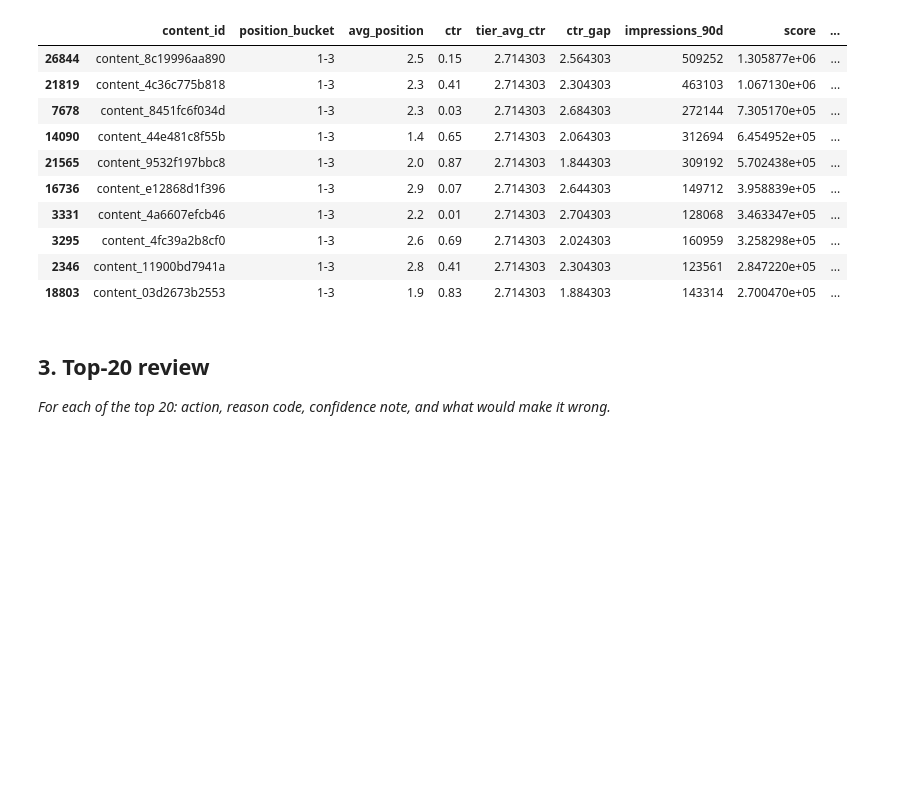
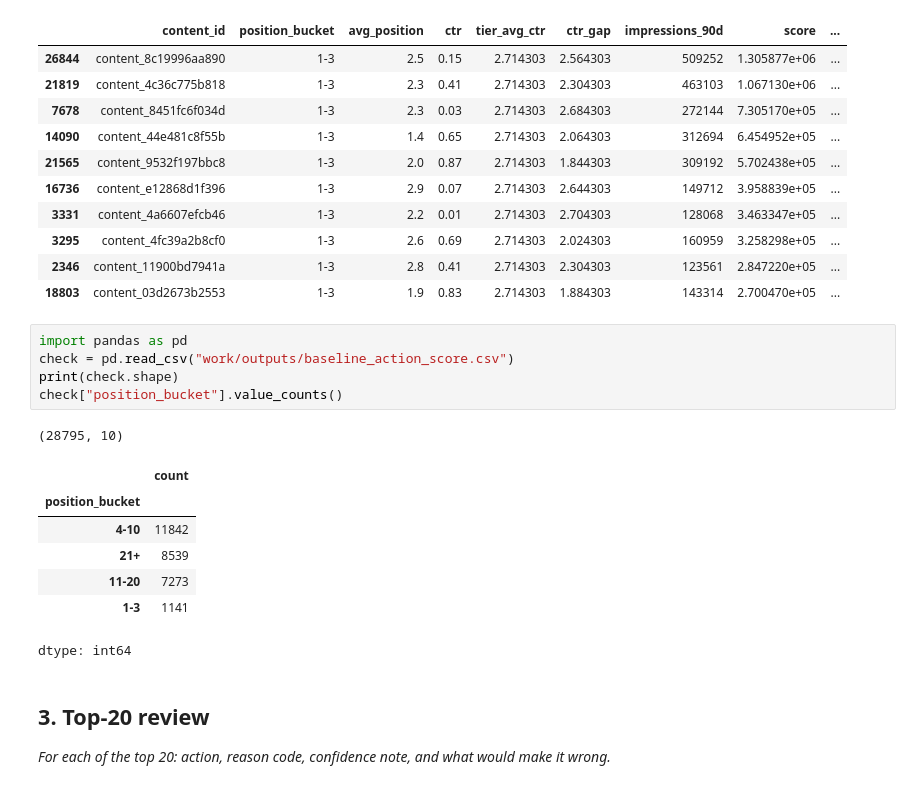
Before and after one commit to uomna/flyrank-ml, a Jupyter notebook: work/notebooks/w04_baseline_score.ipynb, the cells around one changed output. Drawn from its saved outputs; the diff is of its cells as text; blank space fills up the shorter version.

```diff
--- a/work/notebooks/w04_baseline_score.ipynb
+++ b/work/notebooks/w04_baseline_score.ipynb
@@ -164,6 +164,20 @@ ranked_out.head(10)
 | 3295 | content_4fc39a2b8cf0 | 1-3 | 2.6 | 0.69 | 2.714303 | 2.024303 | 160959 | 3.258298e+05 | ... |
 | 2346 | content_11900bd7941a | 1-3 | 2.8 | 0.41 | 2.714303 | 2.304303 | 123561 | 2.847220e+05 | ... |
 | 18803 | content_03d2673b2553 | 1-3 | 1.9 | 0.83 | 2.714303 | 1.884303 | 143314 | 2.700470e+05 | ... |
+# %%
+import pandas as pd
+check = pd.read_csv("work/outputs/baseline_action_score.csv")
+print(check.shape)
+check["position_bucket"].value_counts()
+# %% [output]
+(28795, 10)
+|  | count |
+| position_bucket |  |
+| 4-10 | 11842 |
+| 21+ | 8539 |
+| 11-20 | 7273 |
+| 1-3 | 1141 |
+dtype: int64
 # %% [markdown]
 ## 3. Top-20 review
 
```
Also changed, not shown: parts of 3 cells of this notebook.
